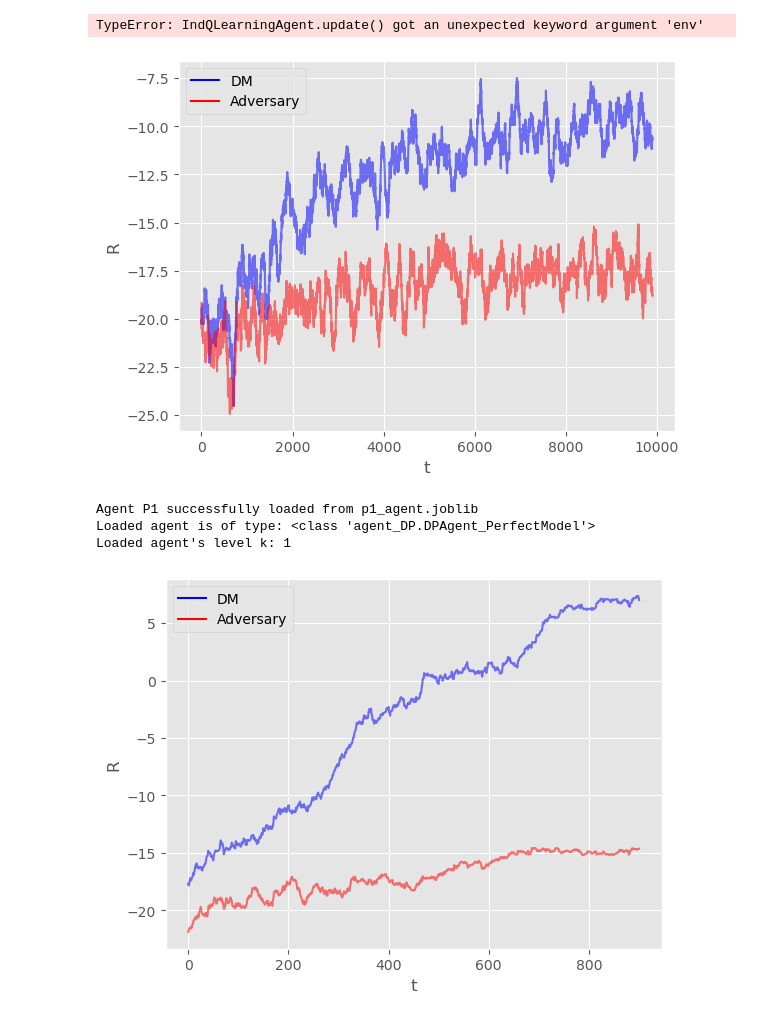
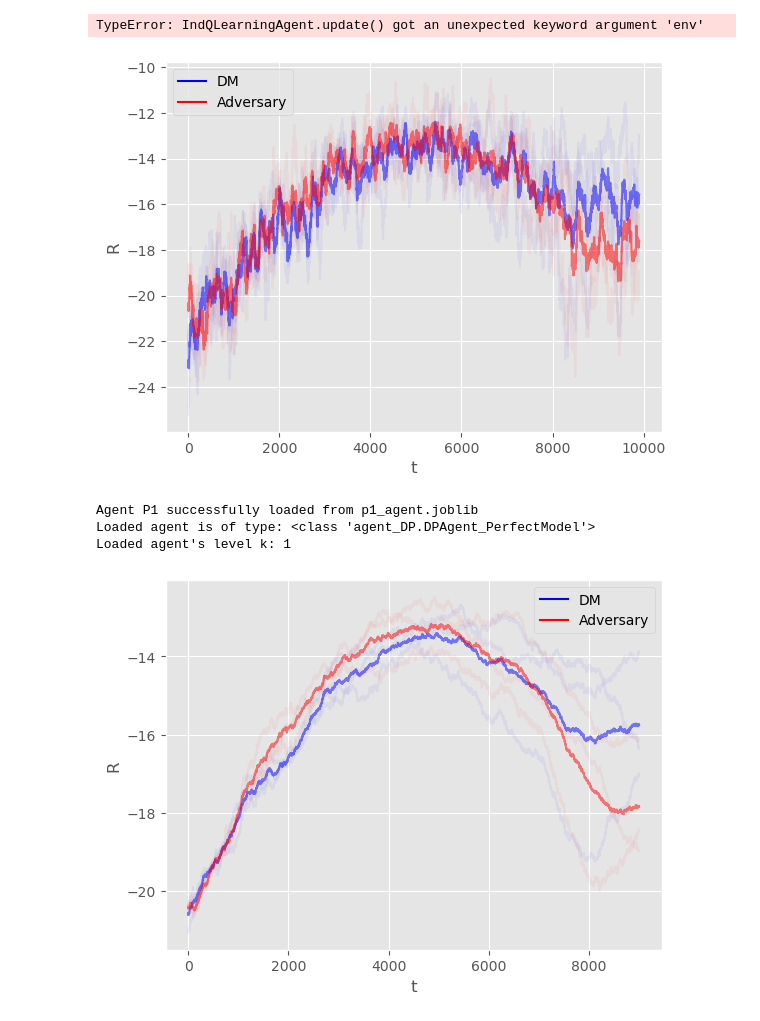
Before and after one commit to Ruzejjur/ARAMARL_TMDP_DP, a Jupyter notebook: TMDP_DP/Experiments_CoinGame_DP.ipynb, the cells around one changed output. Drawn from its saved outputs; the diff is of its cells as text; code cells hidden in the pictures.

```diff
--- a/TMDP_DP/Experiments_CoinGame_DP.ipynb
+++ b/TMDP_DP/Experiments_CoinGame_DP.ipynb
@@ -196,7 +196,7 @@ def animate_trajectory_from_log(trajectory_log, grid_size=4, fps=4, dpi=100):
 ## Setup experiment 1
 
 # Number of experiments
-N_EXP = 1
+N_EXP = 3
 
 # Size of single dimension of the square grid
 grid_size = 7
@@ -274,7 +274,7 @@ for n in range(N_EXP):
             a2 = P2.act(obs=s)
 
             # Transition to next time step
-            s_new, rewards, done =  env.step([a1,a2])
+            s_new, rewards, done =  env.step((a1,a2))
 
             # Agents update their Q/Value functions
             # * Note: They update their Q/Value functions simultaneously
@@ -321,13 +321,13 @@ trajectory_logs_all_experiments = []
 # Run the experiments
 for n in tqdm(range(N_EXP), desc="Experiments"):
 
-    #np.random.seed(n)
+    np.random.seed(n)
 
     ## Initialize agents
     # TODO: Add reset method to individual agents and move them to initialization
     #* Note: The agent's here are reinitialized, instead reset can be done by reseting the Q matrix inside the agent.
 
-    P1 = LevelKQAgent(k=1, action_space=np.array(range(8)), opponent_action_space=np.array(range(8)),
+    P1 = LevelKQAgent(k=3, action_space=np.array(range(8)), opponent_action_space=np.array(range(8)),
                       n_states=n_states, grid_size=grid_size, learning_rate=learning_rate, epsilon=epsilon_begin, gamma=gamma)
 
     # P1 = IndQLearningAgentSoftmax(np.array(range(8)), n_states, learning_rate=learning_rate,
@@ -339,7 +339,7 @@ for n in tqdm(range(N_EXP), desc="Experiments"):
 
     # P2 = ManhattanAgent(action_space=np.array(range(8)), coin_location = np.array([env.coin_0_pos, env.player_1_pos]), grid_size = grid_size, player_id = 1)
 
-    P2 = LevelKQAgent(k=2, action_space=np.array(range(8)), opponent_action_space=np.array(range(8)),
+    P2 = LevelKQAgent(k=1, action_space=np.array(range(8)), opponent_action_space=np.array(range(8)),
                       n_states=n_states, grid_size=grid_size, learning_rate=learning_rate, epsilon=epsilon_begin, gamma=gamma)
 
     # Reset the reward vectors for the experiment
@@ -368,7 +368,7 @@ for n in tqdm(range(N_EXP), desc="Experiments"):
             'DM_location_new': env.player_0_pos.copy(),
             'Adv_location_new': env.player_1_pos.copy(),
             'coin1': env.coin_0_pos.copy() if env.coin0_available else None,
-            'coin2': env.player_1_pos.copy() if env.coin1_available else None,
+            'coin2': env.coin_1_pos.copy() if env.coin1_available else None,
             'action_DM': ["None", "None"],
             'action_Adv': ["None", "None"],
             'reward_DM': None,
@@ -394,7 +394,7 @@ for n in tqdm(range(N_EXP), desc="Experiments"):
             Adv_location_old = env.player_1_pos.copy()
 
             # Transition to next time step
-            s_new, rewards, done =  env.step([a1,a2])
+            s_new, rewards, done =  env.step((a1,a2))
 
             # Agents update their Q/Value functions
             # * Note: They update their Q/Value functions simultaneously
@@ -416,41 +416,41 @@ for n in tqdm(range(N_EXP), desc="Experiments"):
                 'DM_location_new': env.player_0_pos.copy(),
                 'Adv_location_new': env.player_1_pos.copy(),
                 'coin1': env.coin_0_pos.copy() if env.coin0_available else None,
-                'coin2': env.player_1_pos.copy() if env.coin1_available else None,
+                'coin2': env.coin_1_pos.copy() if env.coin1_available else None,
                 'action_DM': env.combined_actions[a1],
                 'action_Adv': env.combined_actions[a2],
                 'reward_DM': rewards[0],
                 'reward_Adv': rewards[1],
                 'experiment': n,
                 'epoch': i
             })
 
         # Append the episode rewards to the list of rewards for this experiment
         r0s.append(episode_rewards_DM)
         # Append the episode rewards to the list of rewards for this experiment
         r1s.append(episode_rewards_Adv)
 
         # Append the trajectory log for this epoch to experiment log
         trajectory_logs_single_experiment.append(trajectory_log_single_epoch)
 
         # After an epoch apply decay to exploration parameter
-        # After an epoch apply decay to exploration parameter
+
         P1.update_epsilon(linear_epsilon_decay_arr[i])
-        #P2.update_epsilon(linear_epsilon_decay_arr[i])
+        P2.update_epsilon(linear_epsilon_decay_arr[i])
 
 
     # Append the trajectory logs of this experiment to the total logs
     trajectory_logs_all_experiments.append(trajectory_logs_single_experiment)
 
     env.reset() # Reset the environment at the very end
 
     r0ss.append(r0s)
     r1ss.append(r1s)
 
 
 plot(r0ss, r1ss, moving_average_window_size=moving_average_window_size)
 # %% [output]
-[figure, old version]
+[figure, new version]
 # %%
 r0ss = []
 r1ss = []
@@ -681,9 +692,9 @@ Agent P1 successfully loaded from p1_agent.joblib
 Loaded agent is of type: <class 'agent_DP.DPAgent_PerfectModel'>
 Loaded agent's level k: 1
 # %%
-plot(r0ss, r1ss, moving_average_window_size=100, dir = None)
+plot(r0ss, r1ss, moving_average_window_size=1000, dir = None)
 # %% [output]
-[figure, old version]
+[figure, new version]
 # %%
 experiment_num_to_display = 0
 epoch_idx_to_display = 9999
```
Also changed, not shown: parts of 1 cell of this notebook, 1 other file.
